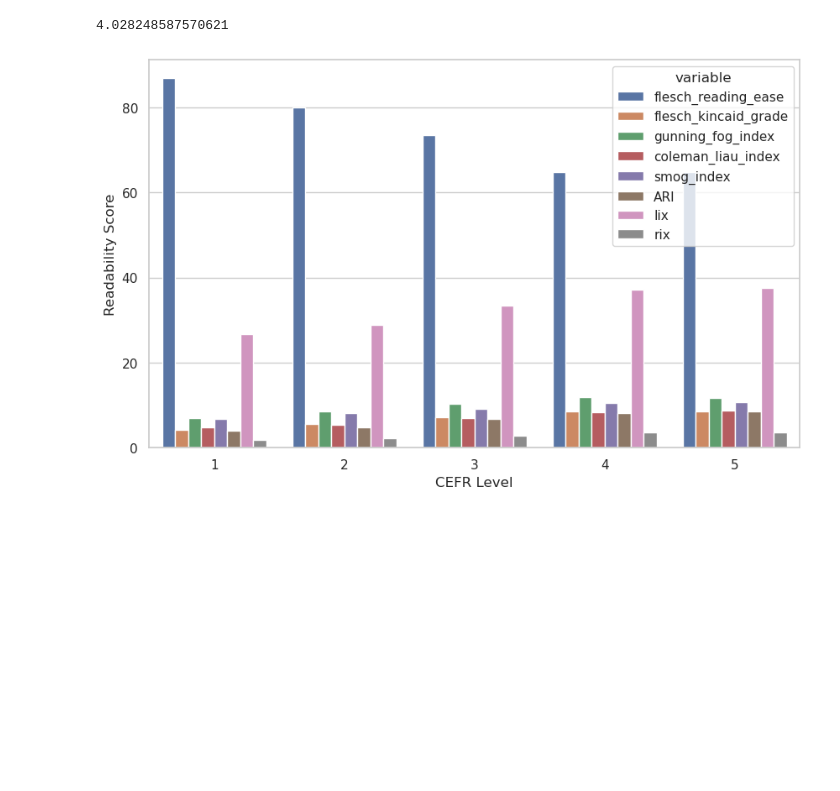
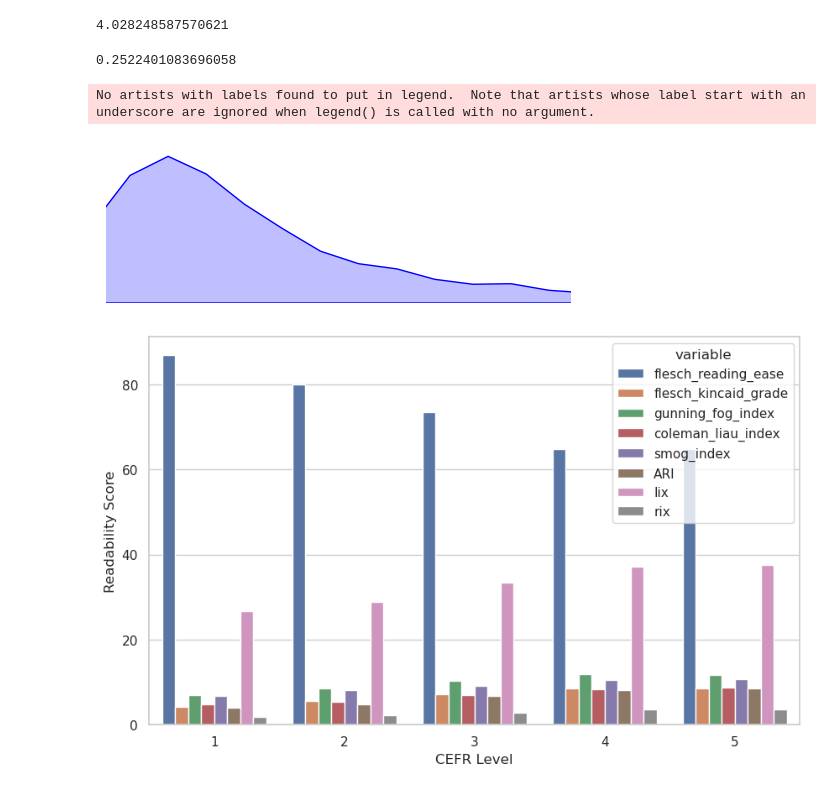
Before and after one commit to Abby3017/text_complexity, a Jupyter notebook: traditional_method/readability.ipynb, the cells around one changed output. Drawn from its saved outputs; the diff is of its cells as text; code cells hidden in the pictures; blank space fills up the shorter version.

Commit message:
readability metrics plot added

```diff
--- a/traditional_method/readability.ipynb
+++ b/traditional_method/readability.ipynb
@@ -73,6 +73,56 @@ average_word_length = total_word_length / len(words)
 average_word_length
 # %% [output]
 4.028248587570621
+# %%
+efcamdat_df['flesch_reading_ease'].std()/ efcamdat_df['flesch_reading_ease'].mean()
+# %% [output]
+0.2522401083696058
+# %%
+# Assuming 'series' is your Pandas Series
+sns.set(style="whitegrid")
+
+# Create a figure and axis
+plt.figure(figsize=(6, 2))
+
+# Plot the kernel density estimate (KDE)
+sns.kdeplot(efcamdat_df['rix'], color='blue', fill=True)
+
+# Calculate quartiles
+q1 = efcamdat_df['rix'].quantile(0.1)
+q3 = efcamdat_df['rix'].quantile(0.9)
+
+# Add vertical lines for quartiles
+# plt.axvline(q1, color='red', linestyle='dashed', linewidth=1)
+# plt.axvline(q3, color='green', linestyle='dashed', linewidth=1)
+plt.xlim(q1, q3)
+
+# Remove x and y axis labels
+plt.xticks([])
+plt.yticks([])
+
+# Remove x and y axis ticks
+plt.gca().spines['top'].set_visible(False)
+plt.gca().spines['right'].set_visible(False)
+plt.gca().spines['bottom'].set_visible(False)
+plt.gca().spines['left'].set_visible(False)
+
+# Remove background grid lines
+plt.grid(False)
+
+# Set labels and title
+plt.xlabel('')
+plt.ylabel('')
+# plt.title('Kernel Density Plot with Quartiles')
+
+# Add legend
+plt.legend().set_visible(False)
+
+# Show the plot
+# plt.show()
+plt.savefig('./../result/rix_distribution.pdf', dpi=300, bbox_inches='tight')
+# %% [output]
+No artists with labels found to put in legend.  Note that artists whose label start with an underscore are ignored when legend() is called with no argument.
+[figure, added]
 # %%
 aa= efcamdat_df.groupby('cefr_numeric', as_index=False)[['flesch_reading_ease', 'flesch_kincaid_grade', 'gunning_fog_index', 'coleman_liau_index', 'smog_index', 'ARI', 'lix', 'rix']].mean()
 # %%
```
Also changed, not shown: 7 other files.
